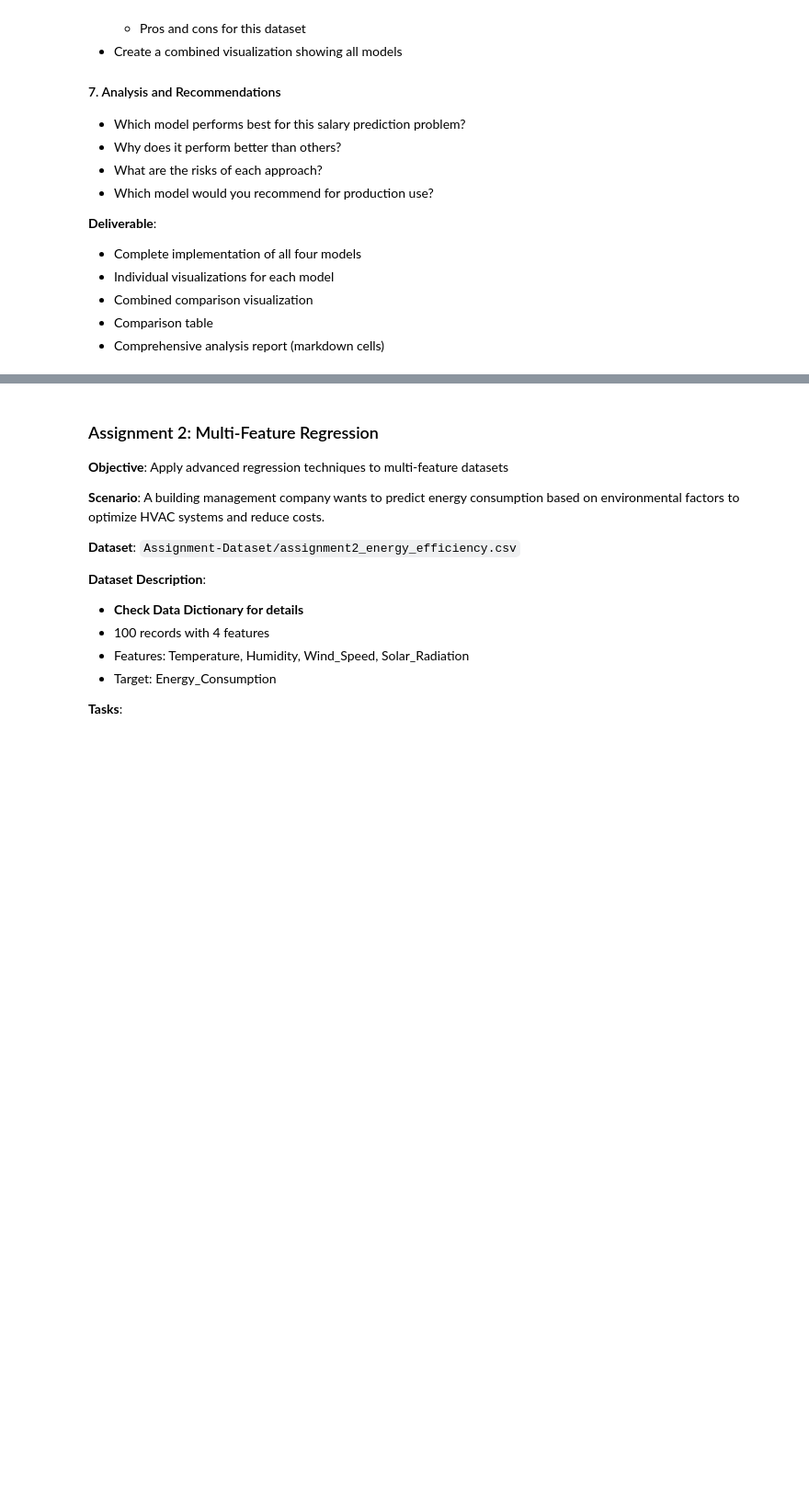
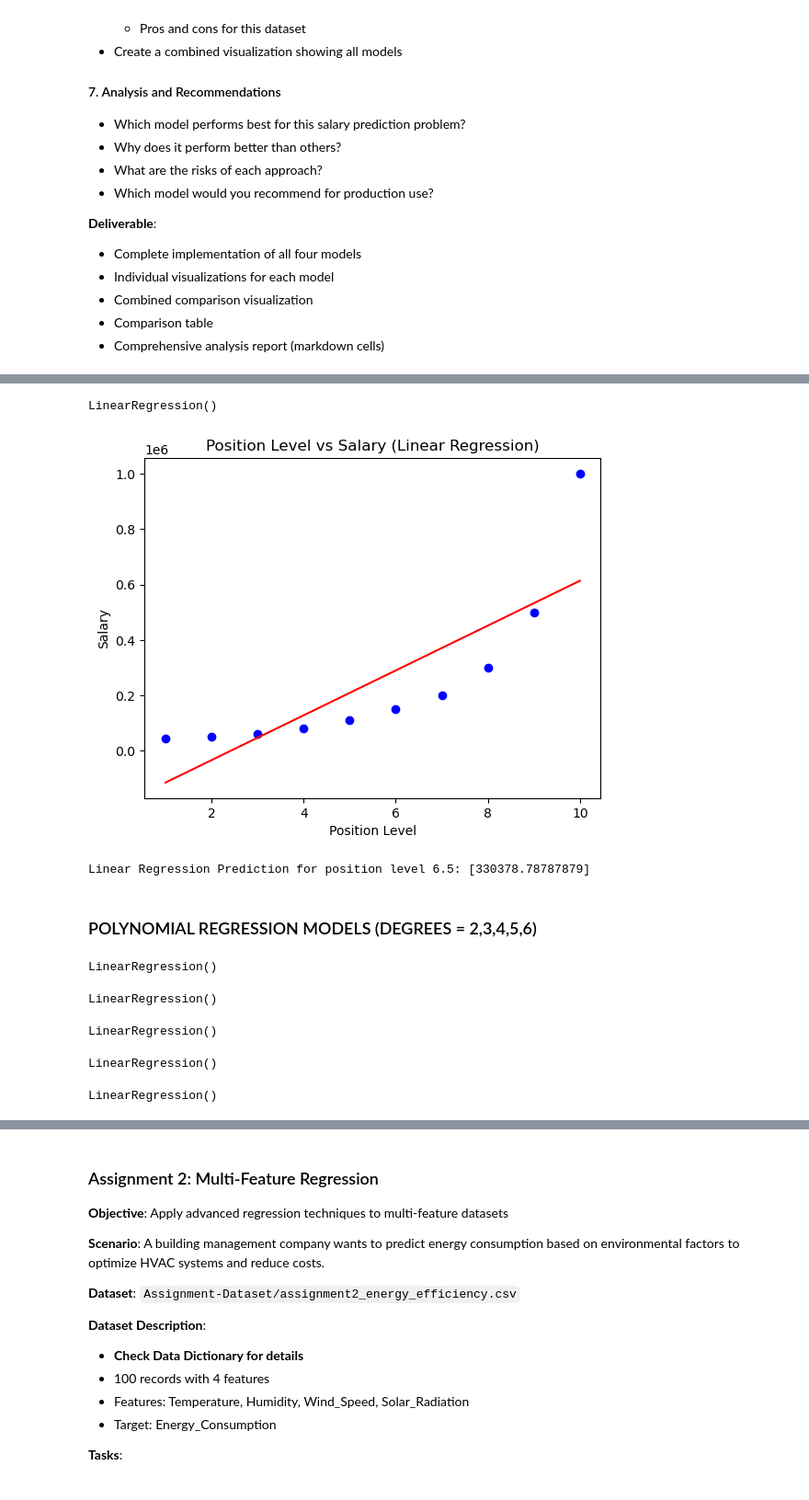
Before and after one commit to Blessing-Ekeh/dataraflow-week15-supervised-learning, a Jupyter notebook: Take Home (1).ipynb, the cells around one changed output, grey strips where cells are left out. Shown at 92% size. Saved outputs shown, nothing was run; the diff lists cells and outputs as text; code cells hidden in the pictures; blank space fills up the shorter version.

```diff
--- a/Take Home (1).ipynb
+++ b/Take Home (1).ipynb
@@ -483,0 +531,70 @@ Decision tree regression is advantageous for this type of data because it makes
+# %%
+# Feature Selection
+X = Assignment1_data[['Position_Level']].values
+Y = Assignment1_data['Salary'].values
+# %%
+#Linear Regression Model
+lin_reg = LinearRegression()
+lin_reg.fit(X, Y)
+# %% [output]
+LinearRegression()
+# %%
+# Visualize Linear Regression Prediction
+plt.scatter(X,Y, color='blue')
+plt.plot(X, lin_reg.predict(X), color='red')
+plt.title('Position Level vs Salary (Linear Regression)')
+plt.xlabel('Position Level')
+plt.ylabel('Salary')
+plt.show()
+# %% [output]
+[figure, added]
+# %%
+# LR prediction for position level 6.5
+Y_pred_lin = lin_reg.predict([[6.5]])
+
+#printing results LR for position level 6.5
+print(f'Linear Regression Prediction for position level 6.5: {Y_pred_lin}')
+# %% [output]
+Linear Regression Prediction for position level 6.5: [330378.78787879]
+# %% [markdown]
+### POLYNOMIAL REGRESSION MODELS (DEGREES = 2,3,4,5,6)
+# %%
+# Polynomial Regression Model deg = 2
+poly_reg2 = PolynomialFeatures(degree=2) # Tranforming Tool
+X_poly = poly_reg2.fit_transform(X)
+lin_reg2 = LinearRegression()
+lin_reg2.fit(X_poly,Y)
+# %% [output]
+LinearRegression()
+# %%
+# Polynomial Regression Model deg = 3
+poly_reg3 = PolynomialFeatures(degree=3)
+X_poly = poly_reg3.fit_transform(X)
+lin_reg3 = LinearRegression()
+lin_reg3.fit(X_poly,Y)
+# %% [output]
+LinearRegression()
+# %%
+# Polynomial Regression Model deg = 4
+poly_reg4 = PolynomialFeatures(degree=4) # Tranforming Tool
+X_poly = poly_reg4.fit_transform(X)
+lin_reg4 = LinearRegression()
+lin_reg4.fit(X_poly,Y)
+# %% [output]
+LinearRegression()
+# %%
+# Polynomial Regression Model deg = 5
+poly_reg5 = PolynomialFeatures(degree=5) # Tranforming Tool
+X_poly = poly_reg5.fit_transform(X)
+lin_reg5 = LinearRegression()
+lin_reg5.fit(X_poly,Y)
+# %% [output]
+LinearRegression()
+# %%
+# Polynomial Regression Model deg = 6
+poly_reg6 = PolynomialFeatures(degree=6) # Tranforming Tool
+X_poly = poly_reg6.fit_transform(X)
+lin_reg6 = LinearRegression()
+lin_reg6.fit(X_poly,Y)
+# %% [output]
+LinearRegression()
```
Also changed, not shown: parts of 24 cells of this notebook, 1 other file.
